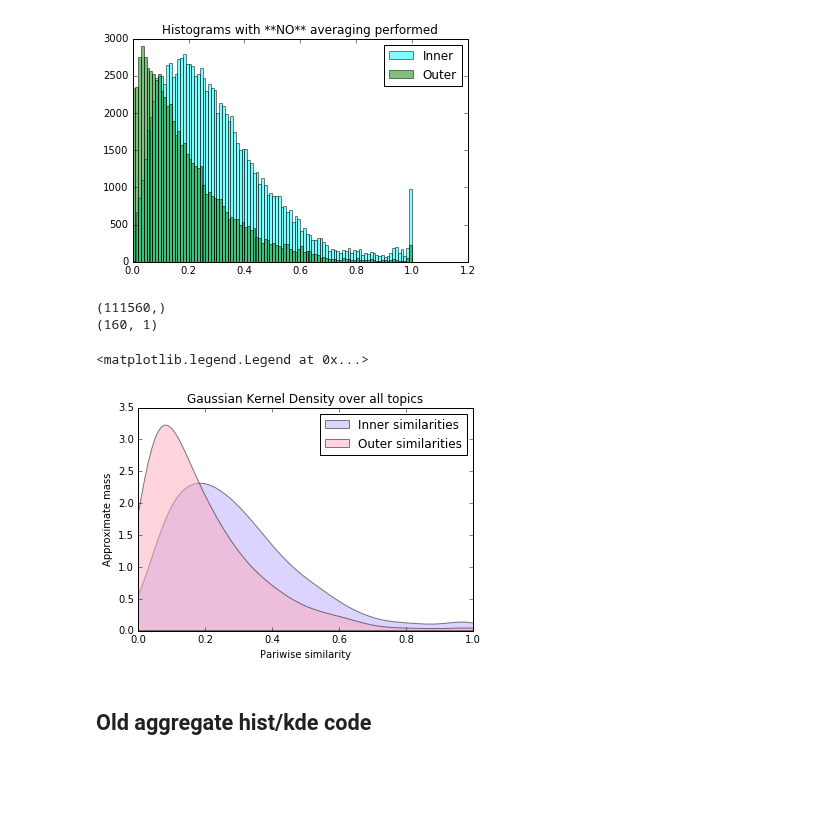
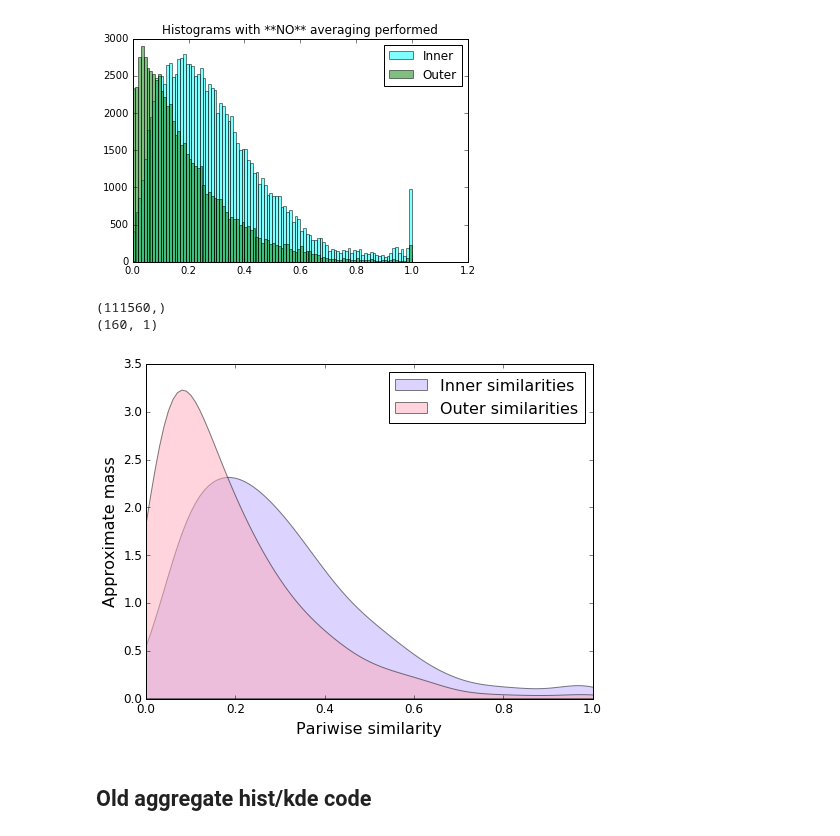
Before and after one commit to AndreiBarsan/crowd, a Jupyter notebook: notebooks/Intra-Topic Similarities.ipynb, the cells around one changed output. Saved outputs shown, nothing was run; the diff lists cells and outputs as text; code cells hidden in the pictures; blank space fills up the shorter version.

Commit message:
Some plot regen.

```diff
--- a/notebooks/Intra-Topic Similarities.ipynb
+++ b/notebooks/Intra-Topic Similarities.ipynb
@@ -283,20 +286,25 @@ log_dens_inner = kde.score_samples(X_plot)
 
 kde = KernelDensity(kernel='gaussian', bandwidth=bandwidth).fit(all_non_rel_sim_1d.reshape(-1, 1))
 log_dens_outer = kde.score_samples(X_plot)
-
-plt.title("Gaussian Kernel Density over all topics")
-
-plt.fill(X_plot, np.exp(log_dens_inner), fc='#BBAAFF', alpha=0.5, label="Inner similarities")
-plt.fill(X_plot, np.exp(log_dens_outer), fc='#FFAABB', alpha=0.5, label="Outer similarities")
-plt.xlim((0.0, 1.0))
-plt.xlabel("Pariwise similarity")
-plt.ylabel("Approximate mass")
-plt.legend()
 # %% [output]
 (111560,)
 (160, 1)
-<matplotlib.legend.Legend at 0x...>
-[figure, removed]
+# %%
+plt.figure(figsize=(8, 6))
+# plt.title("Gaussian Kernel Density over all topics")
+
+plt.tick_params(axis='both', which='major', labelsize=12)
+plt.fill(X_plot, np.exp(log_dens_inner), fc='#BBAAFF', alpha=0.5, label="Inner similarities")
+plt.fill(X_plot, np.exp(log_dens_outer), fc='#FFAABB', alpha=0.5, label="Outer similarities")
+plt.xlim((0.0, 1.0))
+plt.xlabel("Pariwise similarity", fontsize=16)
+plt.ylabel("Approximate mass", fontsize=16)
+plt.legend(fontsize=16)
+# plt.savefig("/tmp/kde_all_topics.eps", transparent=True)
+plt.savefig("/tmp/kde_all_topics.png", dpi=300)
+plt.savefig("/tmp/kde_all_topics.pdf", dpi=300)
+# %% [output]
+[figure, added]
 # %% [markdown]
 ## Old aggregate hist/kde code
 # %%
```
Also changed, not shown: parts of 8 cells of this notebook, 1 other file.
